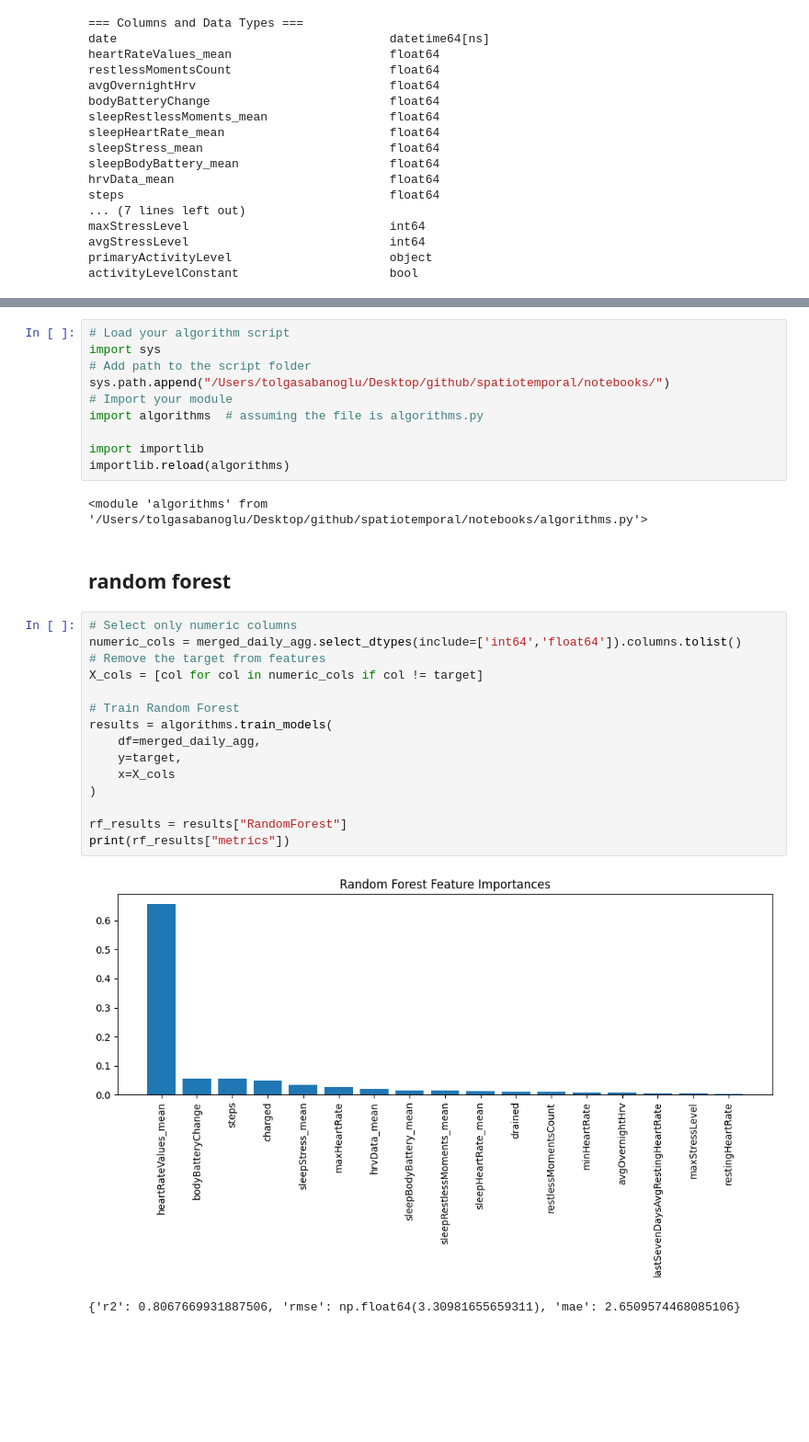
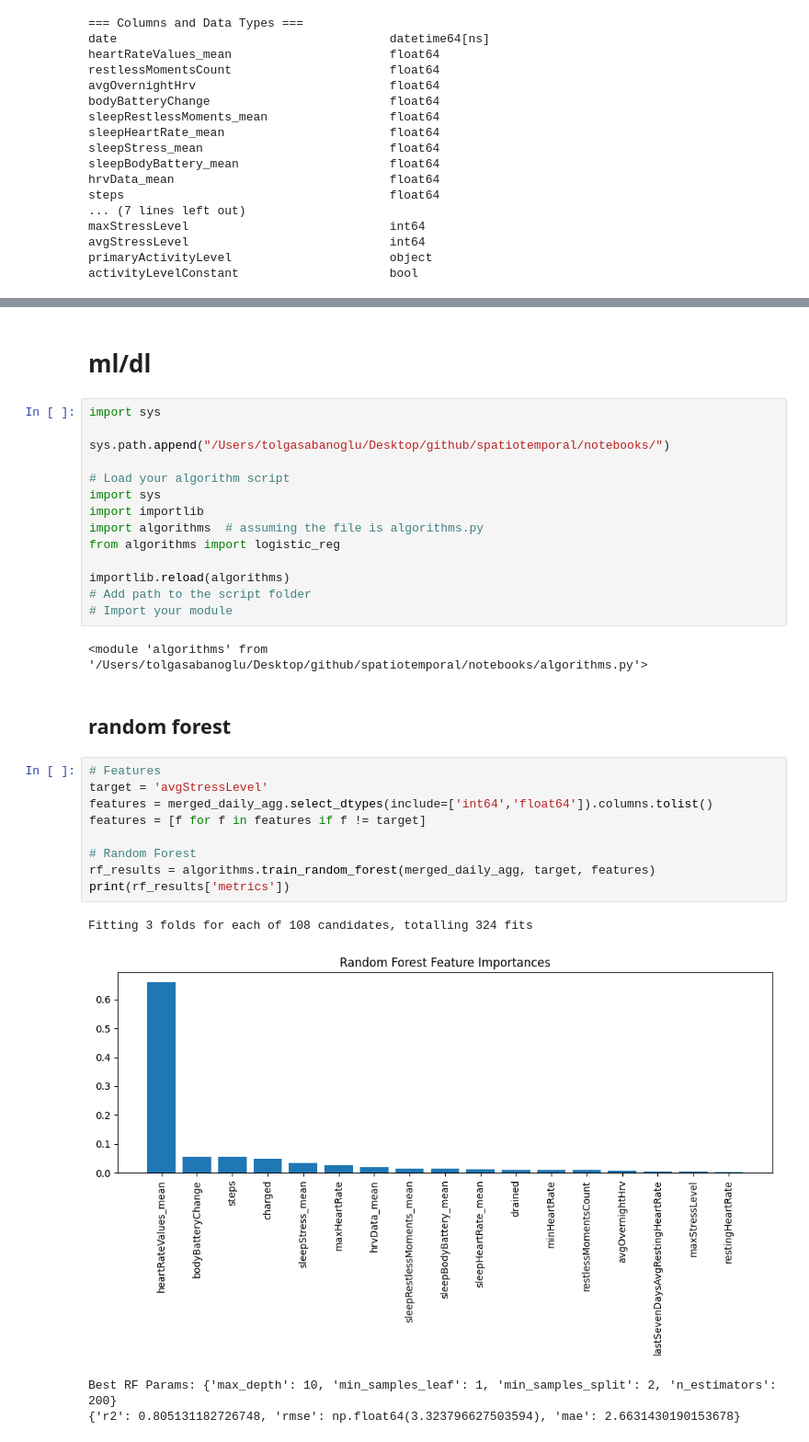
Before and after one commit to tolgasabanoglu/spatiotemporal, a Jupyter notebook: notebooks/analysis.ipynb, the cells around one changed output, grey strips where cells are left out. Shown at 92% size. Saved outputs shown, nothing was run; the diff lists cells and outputs as text; blank space fills up the shorter version.

```diff
--- a/notebooks/analysis.ipynb
+++ b/notebooks/analysis.ipynb
@@ -474,32 +591,34 @@ else:
+# %% [markdown]
+# ml/dl
 # %%
+import sys
+
+sys.path.append("/Users/tolgasabanoglu/Desktop/github/spatiotemporal/notebooks/")
+
 # Load your algorithm script
 import sys
+import importlib
+import algorithms  # assuming the file is algorithms.py
+from algorithms import logistic_reg
+
+importlib.reload(algorithms)
 # Add path to the script folder
-sys.path.append("/Users/tolgasabanoglu/Desktop/github/spatiotemporal/notebooks/")
 # Import your module
-import algorithms  # assuming the file is algorithms.py
-
-import importlib
-importlib.reload(algorithms)
 # %% [output]
 <module 'algorithms' from '/Users/tolgasabanoglu/Desktop/github/spatiotemporal/notebooks/algorithms.py'>
 # %% [markdown]
 ## random forest
-# %%
-# Select only numeric columns
-numeric_cols = merged_daily_agg.select_dtypes(include=['int64','float64']).columns.tolist()
-# Remove the target from features
-X_cols = [col for col in numeric_cols if col != target]
-
-# Train Random Forest
-results = algorithms.train_models(
-    df=merged_daily_agg,
-    y=target,
-    x=X_cols
-)
-
-rf_results = results["RandomForest"]
-print(rf_results["metrics"])
-# %% [output]
-[figure, removed]
-{'r2': 0.8067669931887506, 'rmse': np.float64(3.30981655659311), 'mae': 2.6509574468085106}
+# %%
+# Features
+target = 'avgStressLevel'
+features = merged_daily_agg.select_dtypes(include=['int64','float64']).columns.tolist()
+features = [f for f in features if f != target]
+
+# Random Forest
+rf_results = algorithms.train_random_forest(merged_daily_agg, target, features)
+print(rf_results['metrics'])
+# %% [output]
+Fitting 3 folds for each of 108 candidates, totalling 324 fits
+[figure, added]
+Best RF Params: {'max_depth': 10, 'min_samples_leaf': 1, 'min_samples_split': 2, 'n_estimators': 200}
+{'r2': 0.805131182726748, 'rmse': np.float64(3.323796627503594), 'mae': 2.6631430190153678}
```
Also changed, not shown: parts of 19 cells of this notebook, 1 other file.
